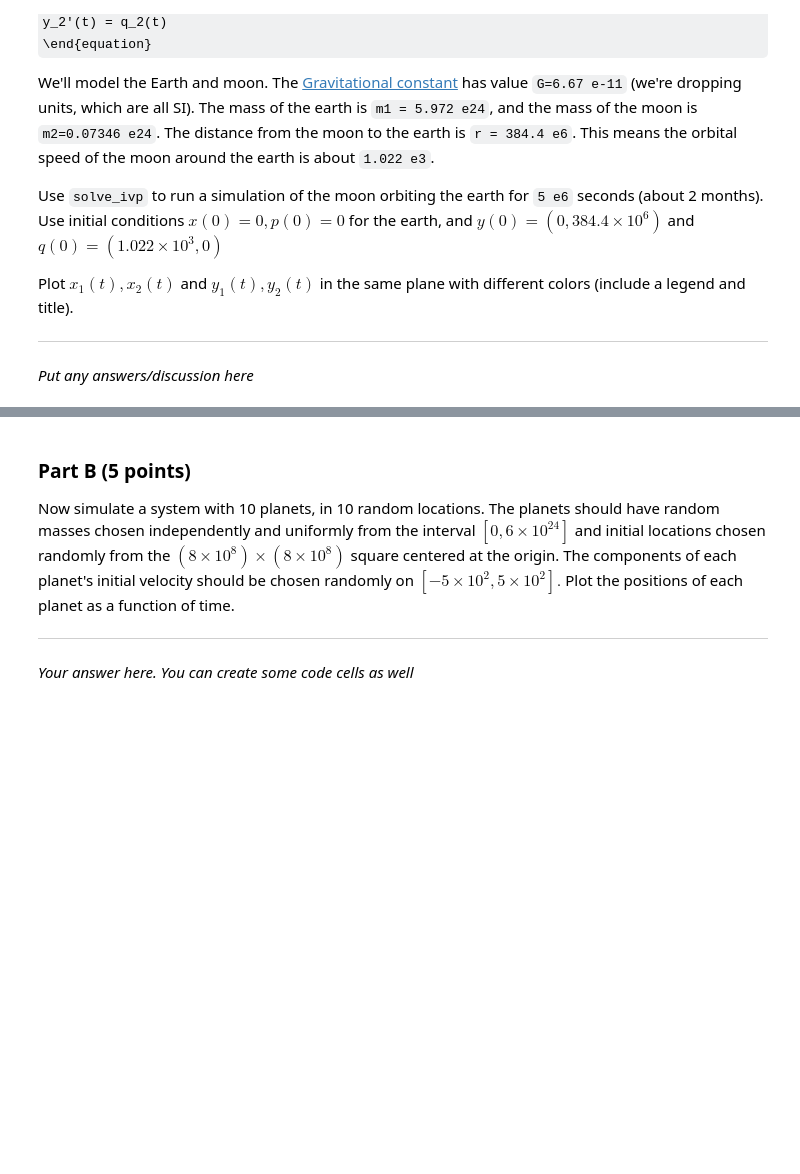
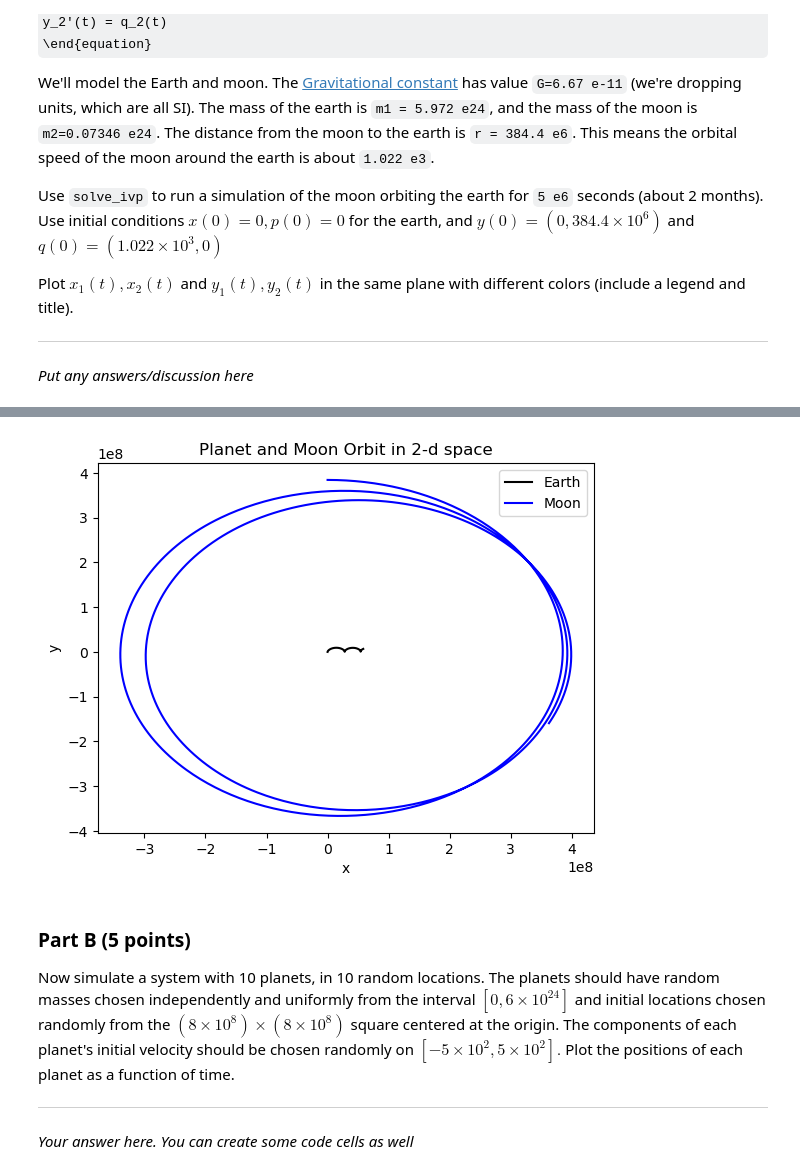
Before and after one commit to UChi-ComPy23/hw3-bentleyben, a Jupyter notebook: answers.ipynb, the cells around one changed output, grey strips where cells are left out. Saved outputs shown, nothing was run; the diff lists cells and outputs as text; code cells hidden in the pictures; some formulas as TeX source; blank space fills up the shorter version.

```diff
--- a/answers.ipynb
+++ b/answers.ipynb
@@ -153,3 +151,50 @@ Plot $x_1(t), x_2(t)$ and $y_1(t), y_2(t)$ in the same plane with different colo
+# %%
+#constants
+G = 6.67e-11
+m1 = 5.972e24    #earth mass
+m2 = 0.07346e24  #moon mass
+r = 384.4e6      #moon to earth distance
+vel_moon = 1.022e3 #orbital speed of moon around earth
+
+#set up ode
+def f(t,y):
+    x1, y1, x2, y2, velx1, vely1, velx2, vely2 = y #position and velocity x and y vals for both moon and earth, so eight functions
+    earth = np.array([x1,y1])
+    moon = np.array([x2,y2])
+
+    difference = moon - earth #vector of moon and earth difference in position
+    distance = np.linalg.norm(difference) #gets length of vector, represents distance
+
+    earth_accel = G * m2 * difference/ distance**3 #taken from p_prime(t) formula provided
+    moon_accel = -G * m1 * difference/ distance**3
+
+    return [velx1, vely1, velx2, vely2, earth_accel[0], earth_accel[1], moon_accel[0], moon_accel[1]]
+
+#inital condition
+earth1 = np.array([0,0])
+moon1 = np.array([0,r])
+
+earth_vel = np.array([0,0])
+moon_vel = np.array([vel_moon, 0])
+
+y0 = np.concatenate((earth1,moon1,earth_vel,moon_vel)) #concatenate arrays to get initial condition
+
+t_span = (0, 5e6)
+t_eval = np.linspace(0, 5e6, 1000)
+
+sol_prob1 = solve_ivp(f, t_span, y0, t_eval=t_eval)
+
+x1, y1, x2, y2 = sol_prob1.y[0], sol_prob1.y[1], sol_prob1.y[2], sol_prob1.y[3]
+
+plt.plot(x1, y1, label="Earth", color="k")
+plt.plot(x2, y2, label="Moon", color="b")
+plt.xlabel("x")
+plt.ylabel("y")
+plt.title("Planet and Moon Orbit in 2-d space")
+plt.legend()
+plt.show()
+# %% [output]
+[figure, added]
 # %% [markdown]
 ### Part B (5 points)
 
```
Also changed, not shown: parts of 2 cells of this notebook, 1 other file.
